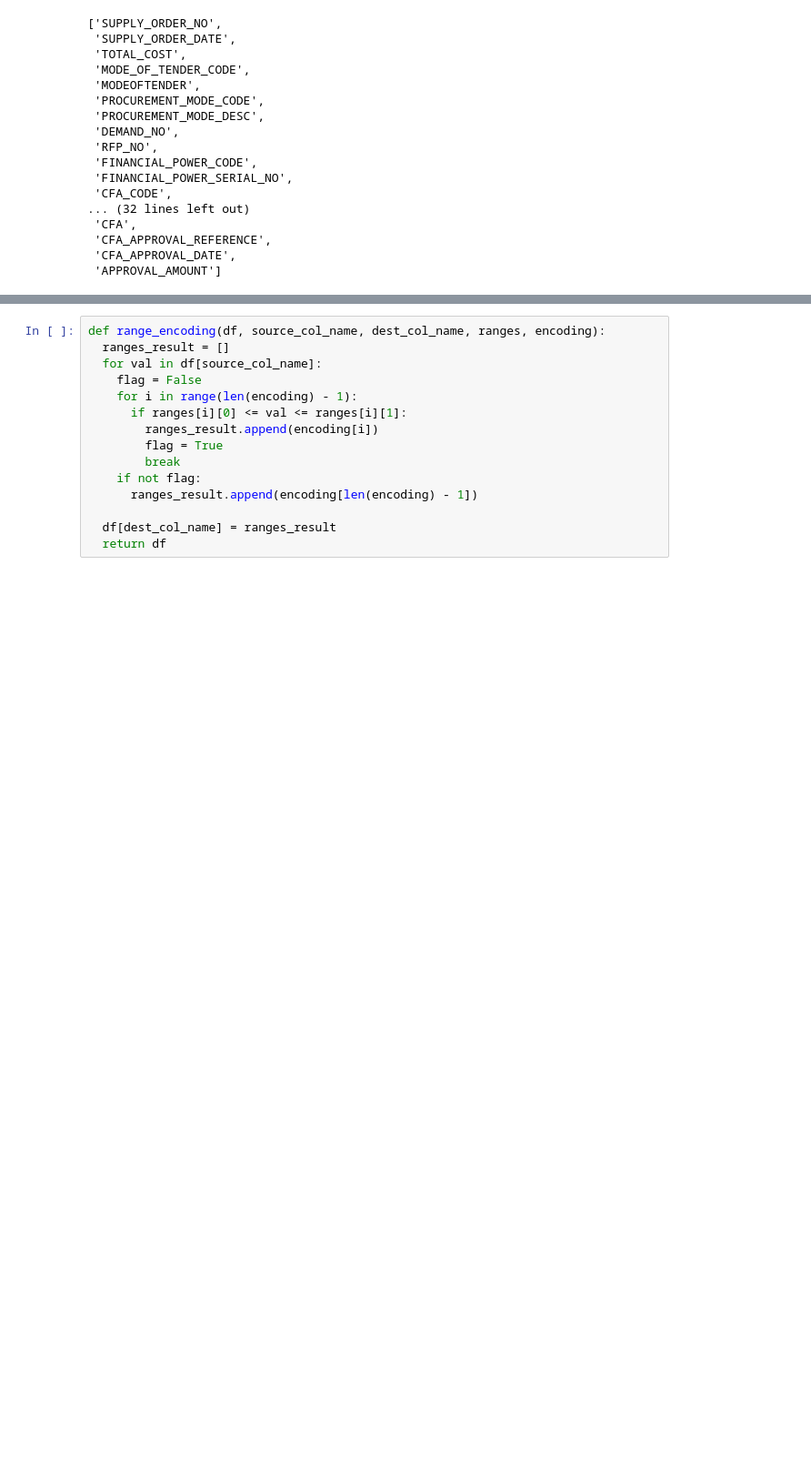
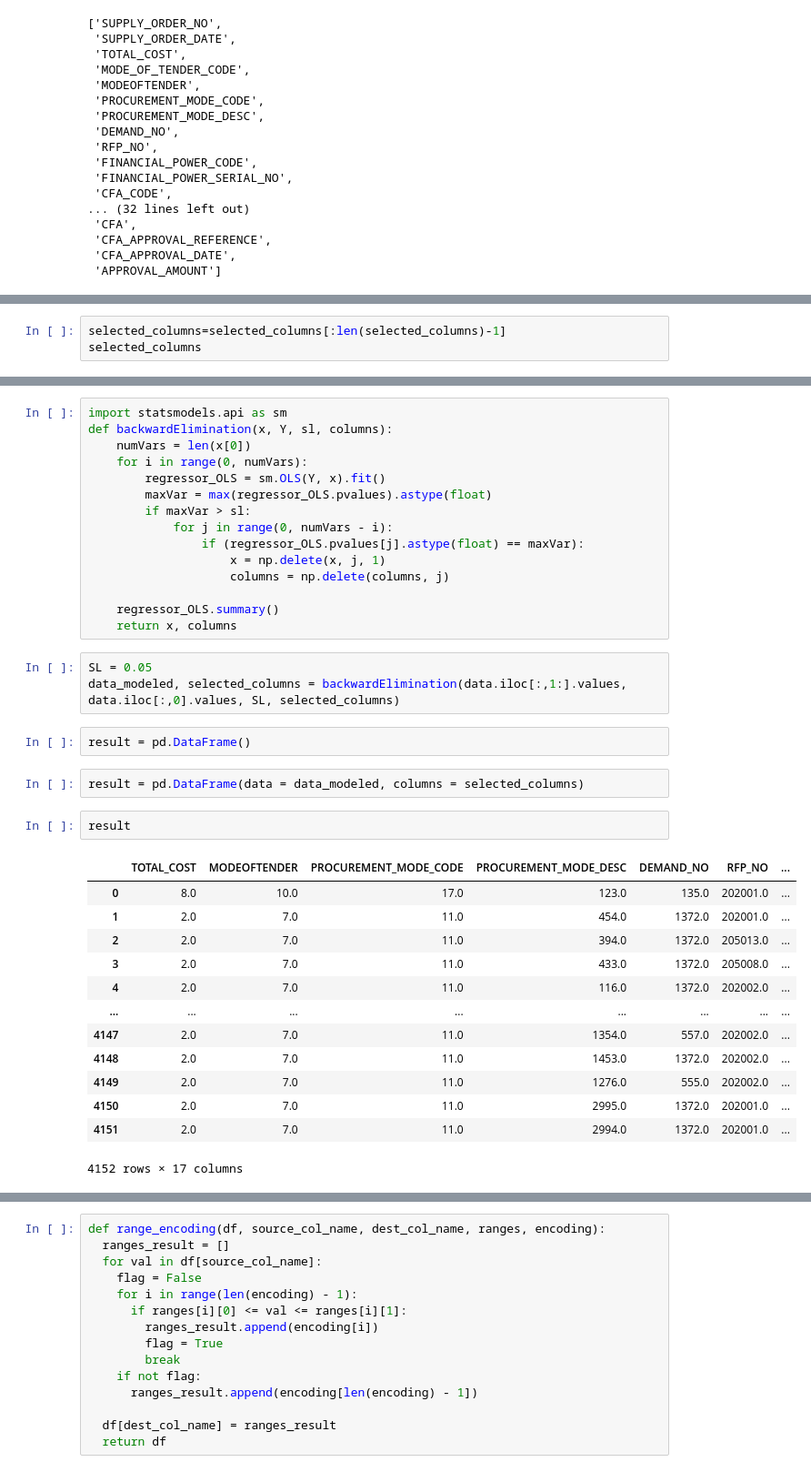
Before and after one commit to koushal2001/Procurement_Timeframe, a Jupyter notebook: BE_Project.ipynb, the cells around one changed output, grey strips where cells are left out. Shown at 91% size. Cells and saved outputs as stored; diff of their text form; blank space fills up the shorter version.

```diff
--- a/BE_Project.ipynb
+++ b/BE_Project.ipynb
@@ -106,0 +312,3 @@ Name: TOTAL_DAYS, Length: 4152, dtype: int64
+# %%
+selected_columns=selected_columns[:len(selected_columns)-1]
+selected_columns
@@ -106,0 +325,38 @@ Name: TOTAL_DAYS, Length: 4152, dtype: int64
+# %%
+import statsmodels.api as sm
+def backwardElimination(x, Y, sl, columns):
+    numVars = len(x[0])
+    for i in range(0, numVars):
+        regressor_OLS = sm.OLS(Y, x).fit()
+        maxVar = max(regressor_OLS.pvalues).astype(float)
+        if maxVar > sl:
+            for j in range(0, numVars - i):
+                if (regressor_OLS.pvalues[j].astype(float) == maxVar):
+                    x = np.delete(x, j, 1)
+                    columns = np.delete(columns, j)
+
+    regressor_OLS.summary()
+    return x, columns
+# %%
+SL = 0.05
+data_modeled, selected_columns = backwardElimination(data.iloc[:,1:].values, data.iloc[:,0].values, SL, selected_columns)
+# %%
+result = pd.DataFrame()
+# %%
+result = pd.DataFrame(data = data_modeled, columns = selected_columns)
+# %%
+result
+# %% [output]
+|  | TOTAL_COST | MODEOFTENDER | PROCUREMENT_MODE_CODE | PROCUREMENT_MODE_DESC | DEMAND_NO | RFP_NO | ... |
+| 0 | 8.0 | 10.0 | 17.0 | 123.0 | 135.0 | 202001.0 | ... |
+| 1 | 2.0 | 7.0 | 11.0 | 454.0 | 1372.0 | 202001.0 | ... |
+| 2 | 2.0 | 7.0 | 11.0 | 394.0 | 1372.0 | 205013.0 | ... |
+| 3 | 2.0 | 7.0 | 11.0 | 433.0 | 1372.0 | 205008.0 | ... |
+| 4 | 2.0 | 7.0 | 11.0 | 116.0 | 1372.0 | 202002.0 | ... |
+| ... | ... | ... | ... | ... | ... | ... | ... |
+| 4147 | 2.0 | 7.0 | 11.0 | 1354.0 | 557.0 | 202002.0 | ... |
+| 4148 | 2.0 | 7.0 | 11.0 | 1453.0 | 1372.0 | 202002.0 | ... |
+| 4149 | 2.0 | 7.0 | 11.0 | 1276.0 | 555.0 | 202002.0 | ... |
+| 4150 | 2.0 | 7.0 | 11.0 | 2995.0 | 1372.0 | 202001.0 | ... |
+| 4151 | 2.0 | 7.0 | 11.0 | 2994.0 | 1372.0 | 202001.0 | ... |
+4152 rows × 17 columns
```
Also changed, not shown: parts of 85 cells of this notebook.
